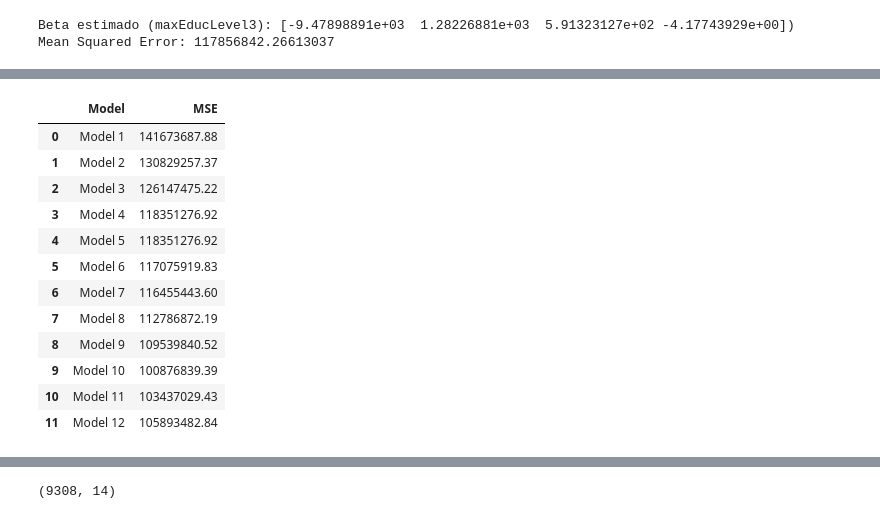
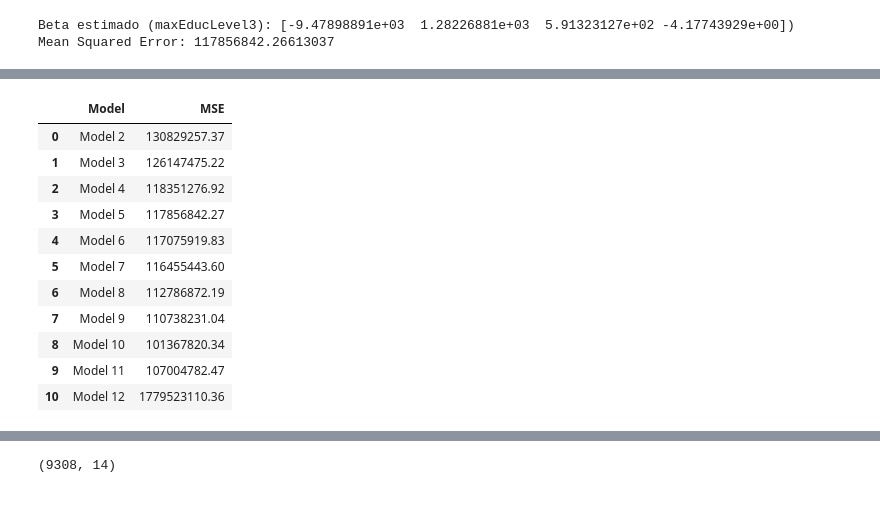
Before and after one commit to dipla70/ML-TP1, a Jupyter notebook: TP1.ipynb, the cells around one changed output, grey strips where cells are left out. Drawn from its saved outputs; the diff is of its cells as text; code cells hidden in the pictures.

Commit message:
modelos 5 a 10 y grafico MSE

```diff
--- a/TP1.ipynb
+++ b/TP1.ipynb
@@ -407,37 +400,35 @@ Mean Squared Error: 105893482.83985125
 # %%
 # Crear un diccionario con los nombres de los modelos y sus MSE
 mse_dict = {
-    'Model 1': mse1,
     'Model 2': mse2,
     'Model 3': mse3,
     'Model 4': mse4,
     'Model 5': mse5,
     'Model 6': mse6,
     'Model 7': mse7,
     'Model 8': mse8,
     'Model 9': mse9,
     'Model 10': mse10,
     'Model 11': mse11,
     'Model 12': mse12
 }
 
 # Convertir el diccionario en un DataFrame
 mse_df = pd.DataFrame(list(mse_dict.items()), columns=['Model', 'MSE'])
 
 # Mostrar la tabla sin notación científica
 pd.options.display.float_format = '{:.2f}'.format
 display(mse_df)
 # %% [output]
 |  | Model | MSE |
-| 0 | Model 1 | 141673687.88 |
-| 1 | Model 2 | 130829257.37 |
-| 2 | Model 3 | 126147475.22 |
-| 3 | Model 4 | 118351276.92 |
-| 4 | Model 5 | 118351276.92 |
-| 5 | Model 6 | 117075919.83 |
-| 6 | Model 7 | 116455443.60 |
-| 7 | Model 8 | 112786872.19 |
-| 8 | Model 9 | 109539840.52 |
-| 9 | Model 10 | 100876839.39 |
-| 10 | Model 11 | 103437029.43 |
-| 11 | Model 12 | 105893482.84 |
+| 0 | Model 2 | 130829257.37 |
+| 1 | Model 3 | 126147475.22 |
+| 2 | Model 4 | 118351276.92 |
+| 3 | Model 5 | 117856842.27 |
+| 4 | Model 6 | 117075919.83 |
+| 5 | Model 7 | 116455443.60 |
+| 6 | Model 8 | 112786872.19 |
+| 7 | Model 9 | 110738231.04 |
+| 8 | Model 10 | 101367820.34 |
+| 9 | Model 11 | 107004782.47 |
+| 10 | Model 12 | 1779523110.36 |
```
Also changed, not shown: parts of 14 cells of this notebook.
